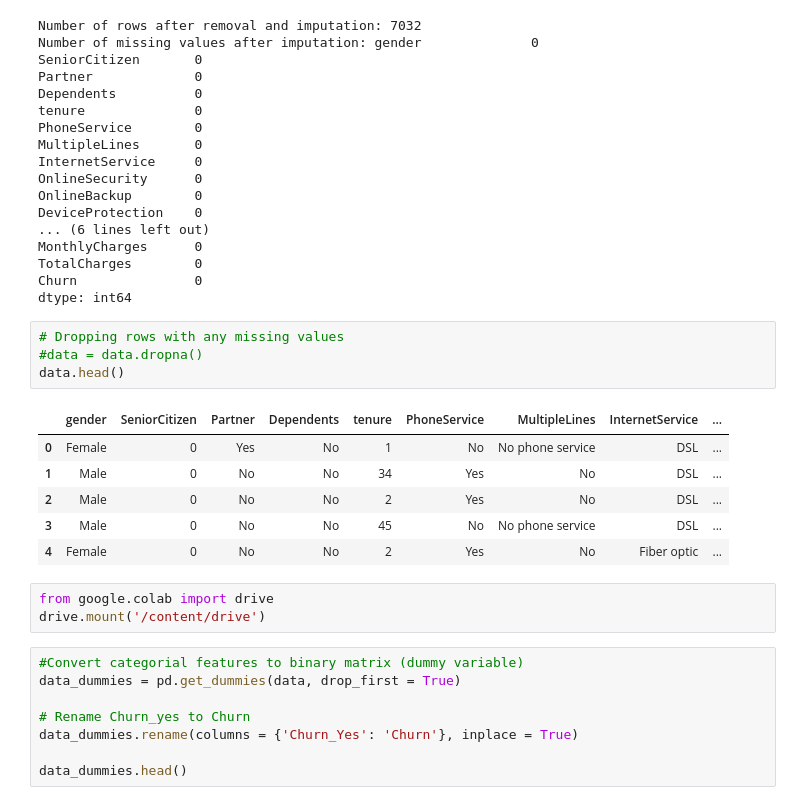
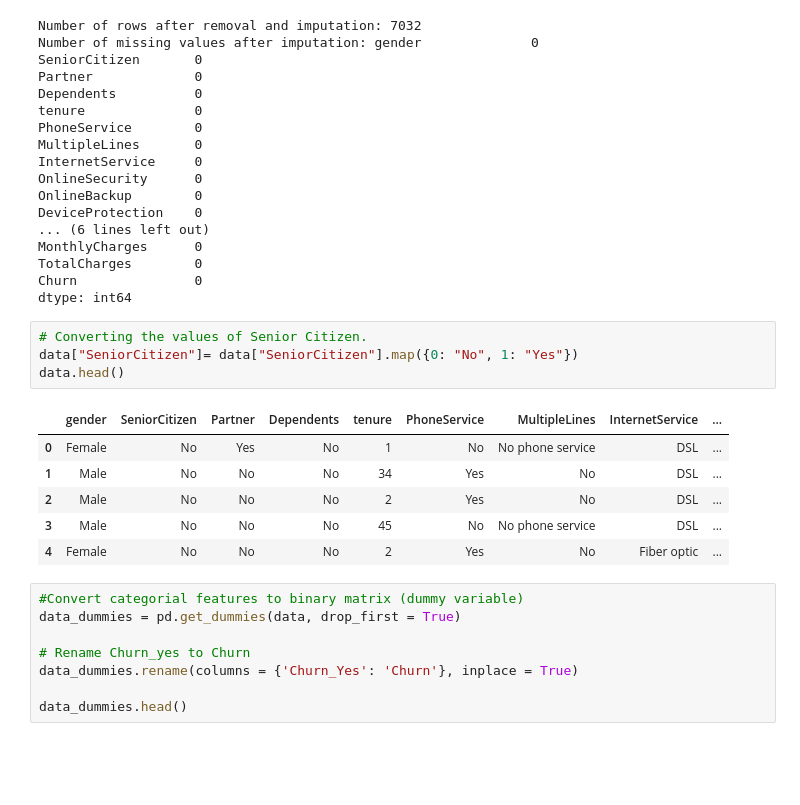
Before and after one commit to ss22aba/NEW, a Jupyter notebook: NEW_PROJECT.ipynb, the cells around one changed output. Saved outputs shown, nothing was run; the diff lists cells and outputs as text; blank space fills up the shorter version.

```diff
--- a/NEW_PROJECT.ipynb
+++ b/NEW_PROJECT.ipynb
@@ -195,20 +191,17 @@ MonthlyCharges      0
 TotalCharges        0
 Churn               0
 dtype: int64
-# %%
-# Dropping rows with any missing values
-#data = data.dropna()
-data.head()
-# %% [output]
-|  | gender | SeniorCitizen | Partner | Dependents | tenure | PhoneService | MultipleLines | InternetService | ... |
-| 0 | Female | 0 | Yes | No | 1 | No | No phone service | DSL | ... |
-| 1 | Male | 0 | No | No | 34 | Yes | No | DSL | ... |
-| 2 | Male | 0 | No | No | 2 | Yes | No | DSL | ... |
-| 3 | Male | 0 | No | No | 45 | No | No phone service | DSL | ... |
-| 4 | Female | 0 | No | No | 2 | Yes | No | Fiber optic | ... |
-# %%
-from google.colab import drive
-drive.mount('/content/drive')
+# %%
+# Converting the values of Senior Citizen.
+data["SeniorCitizen"]= data["SeniorCitizen"].map({0: "No", 1: "Yes"})
+data.head()
+# %% [output]
+|  | gender | SeniorCitizen | Partner | Dependents | tenure | PhoneService | MultipleLines | InternetService | ... |
+| 0 | Female | No | Yes | No | 1 | No | No phone service | DSL | ... |
+| 1 | Male | No | No | No | 34 | Yes | No | DSL | ... |
+| 2 | Male | No | No | No | 2 | Yes | No | DSL | ... |
+| 3 | Male | No | No | No | 45 | No | No phone service | DSL | ... |
+| 4 | Female | No | No | No | 2 | Yes | No | Fiber optic | ... |
 # %%
 #Convert categorial features to binary matrix (dummy variable)
 data_dummies = pd.get_dummies(data, drop_first = True)
```
Also changed, not shown: parts of 5 cells of this notebook.
